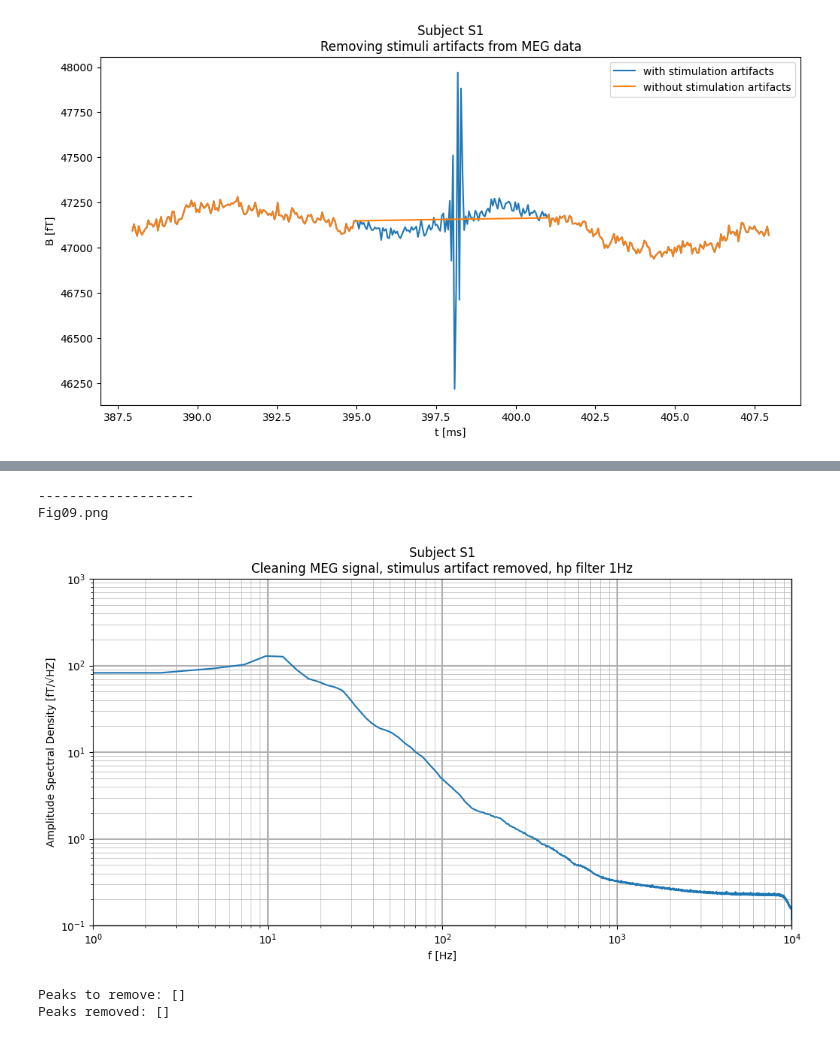
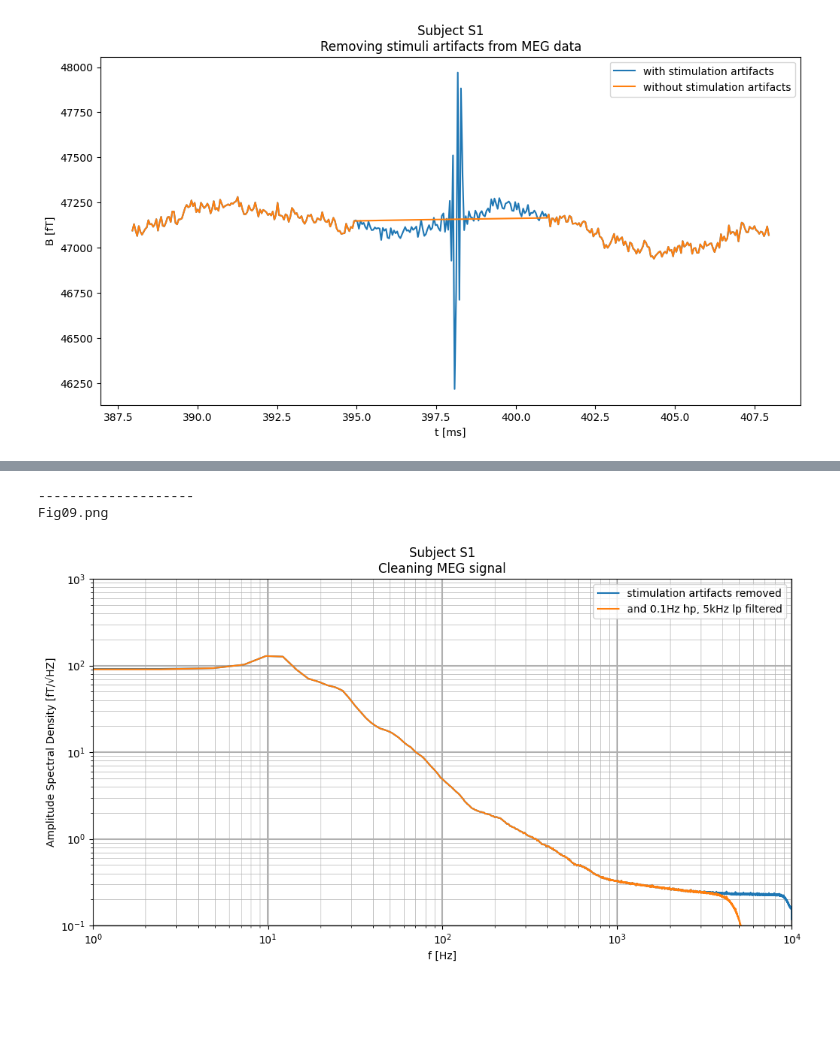
Before and after one commit to neurophysics/BurstModeling, a Jupyter notebook: Scripts/Data_preprocessing.ipynb, the cells around one changed output, grey strips where cells are left out. Drawn from its saved outputs; the diff is of its cells as text; code cells hidden in the pictures; blank space fills up the shorter version.

```diff
--- a/Scripts/Data_preprocessing.ipynb
+++ b/Scripts/Data_preprocessing.ipynb
@@ -229,10 +229,15 @@ Fig06.png
 Fig07.png
 [figure]
 # %%
-# apply fc=1Hz hp filter to remove DC component
+# apply fc=0.1Hz hp filter to remove DC component
 
-sos = sig.butter(2, 1, 'highpass', fs=srate, output='sos')
-MEG_data = sig.sosfiltfilt(sos, MEG_stimuli_removed_data)
+MEG_data = MEG_stimuli_removed_data - MEG_stimuli_removed_data.mean()
+
+sos = sig.butter(4, 0.1, 'highpass', fs=srate, output='sos')
+MEG_data = sig.sosfiltfilt(sos, MEG_data)
+
+sos = sig.butter(4, 5000, 'lowpass', fs=srate, output='sos')
+MEG_data = sig.sosfiltfilt(sos, MEG_data)
 # %%
 # plot signal without DC component
 
@@ -257,70 +262,33 @@ def asd(data, nperseg):
 
     return xf, np.sqrt(yf)
 # %%
-# plot asd of signal after removing stimulus
+# plot asd of signal without powerline artifacts / spectrum peaks
+
+plt_header('Cleaning MEG signal')
+
+nperseg = 2**13
+
+data = MEG_stimuli_removed_data
+xf, yf = asd(data, nperseg)
+plt.plot(xf, yf, label='stimulation artifacts removed')
 
 data = MEG_data
-nperseg = 2**13
 xf, yf = asd(data, nperseg)
-
-plt_header('Cleaning MEG signal, stimulus artifact removed, hp filter 1Hz')
-plt.plot(xf, yf)
+plt.plot(xf, yf, label='and 0.1Hz hp, 5kHz lp filtered')
 
 plt.xscale('log')
 plt.yscale('log')
 plt.xlim((1,srate//2))
 plt.ylim((0.1, 1000))
 plt.xlabel('f [Hz]')
 plt.ylabel('Amplitude Spectral Density %s' % asd_unit)
+plt.legend()
 plt.grid(axis='x', which='major', linewidth=1.5)
 plt.grid(axis='x', which='minor', linewidth=0.5)
 plt.grid(axis='y', which='major', linewidth=1.5)
 plt.grid(axis='y', which='minor', linewidth=0.5)
 plt_show_save_fig()
 # %% [output]
 --------------------
 Fig09.png
-[figure, old version]
+[figure, new version]
-# %%
-# remove powerline artifacts / spectrum peaks
-
-MEG_with_spectrum_peaks = MEG_data
-
-## apply low-pass filter to remove potential very high-frequency (>6kHz)
-sos = sig.butter(4, 6000, 'lowpass', fs=srate, output='sos')
-MEG_data = sig.sosfiltfilt(sos, MEG_data)
-asd_peaks_combined = []
-
-# detect peaks in the spectrum
-nperseg = 2**12
-data = MEG_data
-xf, yf = asd(data, nperseg)
-
-asd_peaks = sig.find_peaks(yf, prominence=0.5)[0]
-asd_peaks = asd_peaks[xf[asd_peaks] > 80]
-peaks_to_remove = xf[asd_peaks]
-
-
-print('Peaks to remove:', peaks_to_remove)
-
-if(len(peaks_to_remove) > 0):
-
-    import mne
-    info = mne.create_info(ch_names=['ch1'], sfreq=srate, ch_types=['eeg'])
-    raw = mne.io.RawArray([MEG_data], info)
-
-    # filtering
-    raw = raw.notch_filter(freqs=peaks_to_remove, method="spectrum_fit")
-    MEG_data = raw['ch1'][0][0]
-
-# reinterpolate the stimulus to remove filtering artifacts
-MEG_data = meet.interpolateEEG(MEG_data, marker, interpolate_win)
-
-## apply low-pass filter to remove potential artifact near Nyquist freqency
-sos = sig.butter(4, 5000, 'lowpass', fs=srate, output='sos')
-MEG_data = sig.sosfiltfilt(sos, MEG_data)
-
-print('Peaks removed:', peaks_to_remove)
-# %% [output]
-Peaks to remove: []
-Peaks removed: []
```
Also changed, not shown: parts of 10 cells of this notebook, 1 other file.
